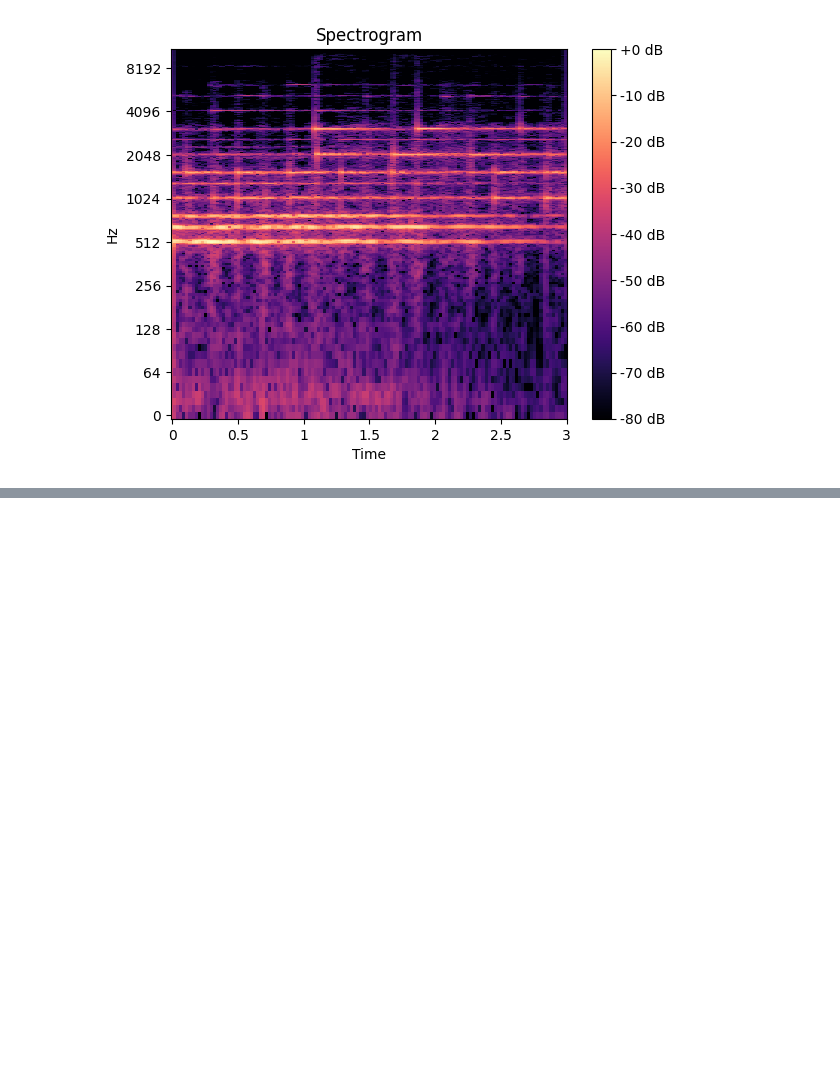
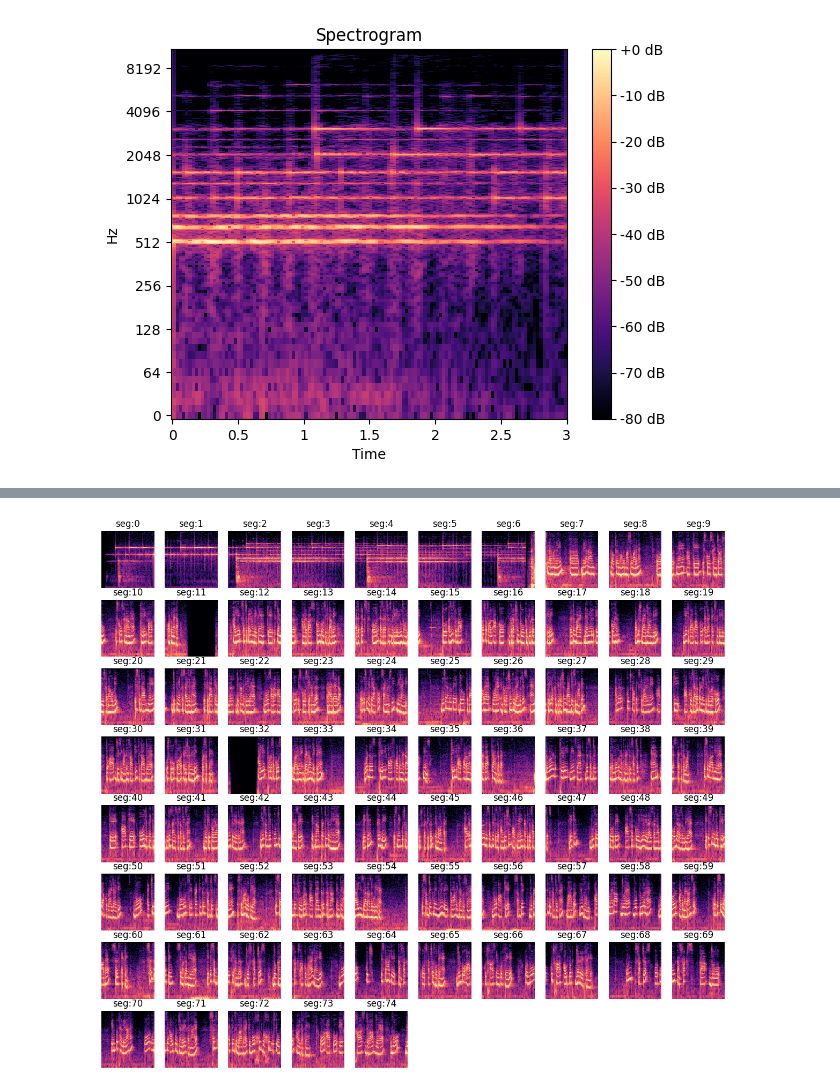
Before and after one commit to ProValarous/Lip2Urdu, a Jupyter notebook: audio_preprocess.ipynb, the cells around one changed output, grey strips where cells are left out. Saved outputs shown, nothing was run; the diff lists cells and outputs as text; code cells hidden in the pictures; blank space fills up the shorter version.

```diff
--- a/audio_preprocess.ipynb
+++ b/audio_preprocess.ipynb
@@ -84,0 +125,12 @@ def multiple_video2frames( video_path, output_path ):
+# %%
+fig = plt.figure(figsize=(15,13))
+for i in range(75):
+    ax = fig.add_subplot(8, 10, i+1)
+    spec = np.abs(librosa.stft(data_arr[i][0], hop_length=512))
+    spec = librosa.amplitude_to_db(spec, ref=np.max)
+    librosa.display.specshow(spec, sr=22050, x_axis='time', y_axis='log')
+    #ax.colorbar(format='%+2.0f dB')
+    ax.set_title('seg:{y}'.format(y=i))
+    ax.axis('off')
+# %% [output]
+[figure, added]
```
Also changed, not shown: parts of 12 cells of this notebook, 3 other files.
